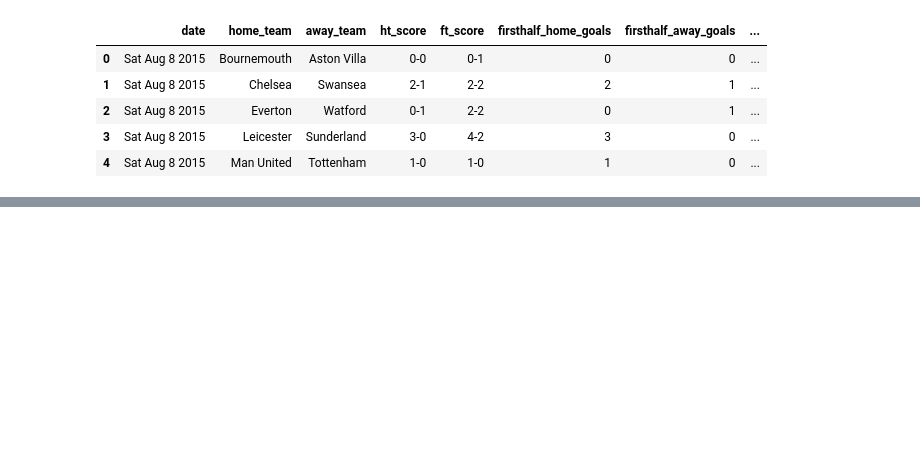
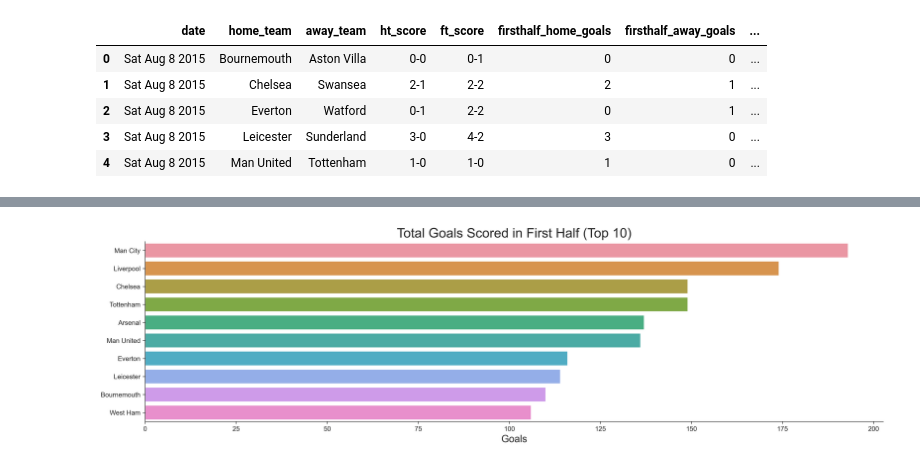
Before and after one commit to meehadjawwad/Premier-League-Analysis, a Jupyter notebook: jupyter_notebooks/analysis.ipynb, the cells around one changed output, grey strips where cells are left out. Cells and saved outputs as stored; diff of their text form; code cells hidden in the pictures; blank space fills up the shorter version.

```diff
--- a/jupyter_notebooks/analysis.ipynb
+++ b/jupyter_notebooks/analysis.ipynb
@@ -108,0 +143,18 @@ group_1
+# %%
+df_home_goals_firsthalf = pd.DataFrame({'firsthalf_home_goals' : df.groupby("home_team")['firsthalf_home_goals'].sum()}).reset_index()
+df_away_goals_firsthalf = pd.DataFrame({'firsthalf_away_goals' : df.groupby("away_team")['firsthalf_away_goals'].sum()}).reset_index()
+
+df_goals_scored_firsthalf = pd.concat([df_home_goals_firsthalf, df_away_goals_firsthalf], axis=1)
+df_goals_scored_firsthalf['goals'] = df_goals_scored_firsthalf['firsthalf_home_goals'] + df_goals_scored_firsthalf['firsthalf_away_goals']
+df_goals_scored_firsthalf = df_goals_scored_firsthalf.drop(columns=['away_team', 'firsthalf_home_goals', 'firsthalf_away_goals'])
+df_goals_scored_firsthalf = df_goals_scored_firsthalf.rename(columns={'home_team': 'team'})
+
+df_goals_scored_firsthalf_top_10 = df_goals_scored_firsthalf.sort_values(by='goals', ascending=False)
+df_goals_scored_firsthalf_top_10 = df_goals_scored_firsthalf_top_10[:10]
+
+df_goals_scored_firsthalf_bottom_10 = df_goals_scored_firsthalf.sort_values(by='goals')
+df_goals_scored_firsthalf_bottom_10 = df_goals_scored_firsthalf_bottom_10[:10]
+
+print(df_goals_scored_firsthalf_top_10)
+print()
+print(df_goals_scored_firsthalf_bottom_10)
@@ -108,0 +215,11 @@ group_1
+# %%
+plt.figure(figsize=(20, 5), dpi=300)
+sns.barplot(data=df_goals_scored_firsthalf_top_10,
+           x='goals',
+           y='team')
+plt.xlabel('Goals', fontsize=15)
+plt.ylabel('')
+plt.title('Total Goals Scored in First Half (Top 10)', fontsize=20)
+sns.despine(top=True);
+# %% [output]
+[figure, added]
```
Also changed, not shown: parts of 54 cells of this notebook.
